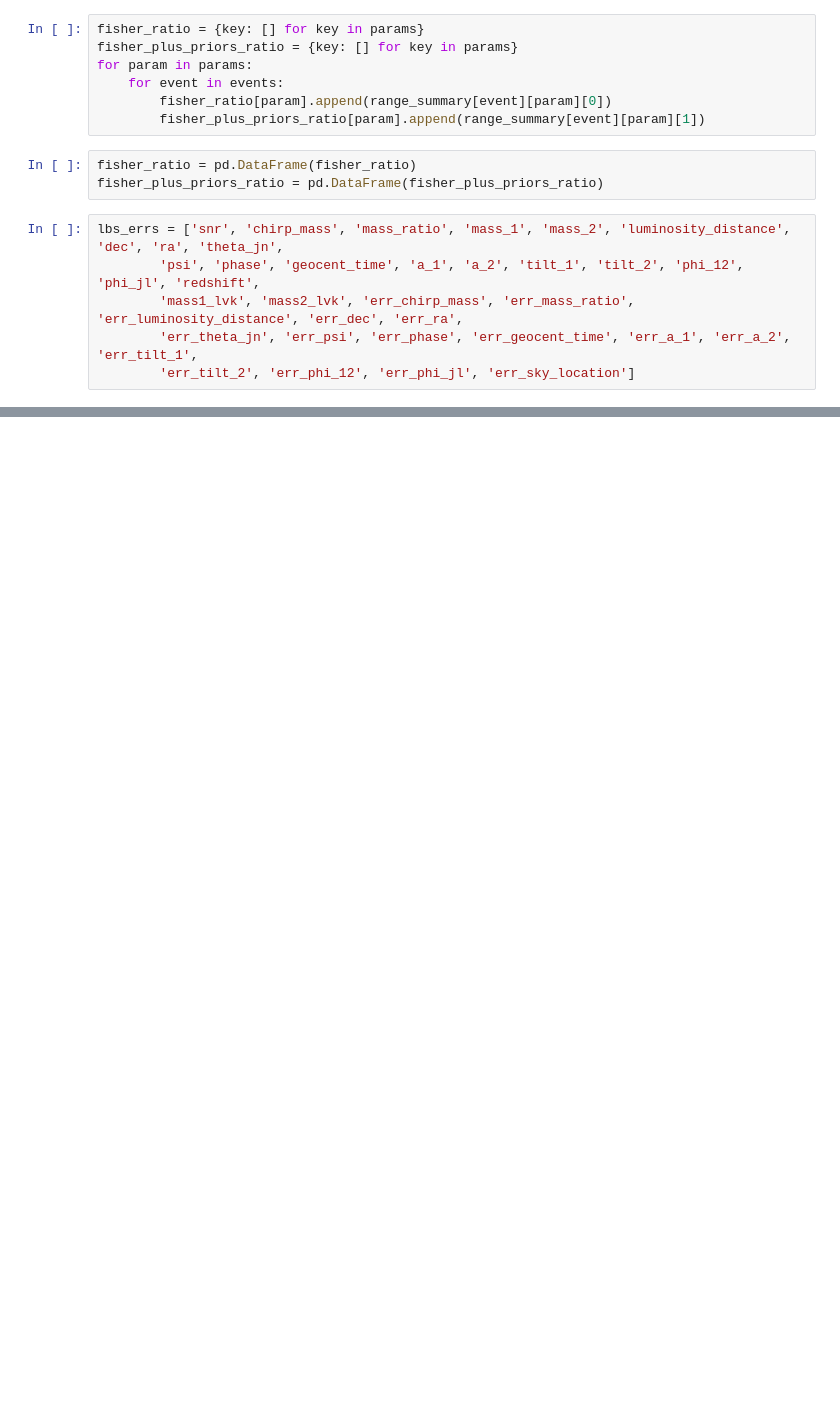
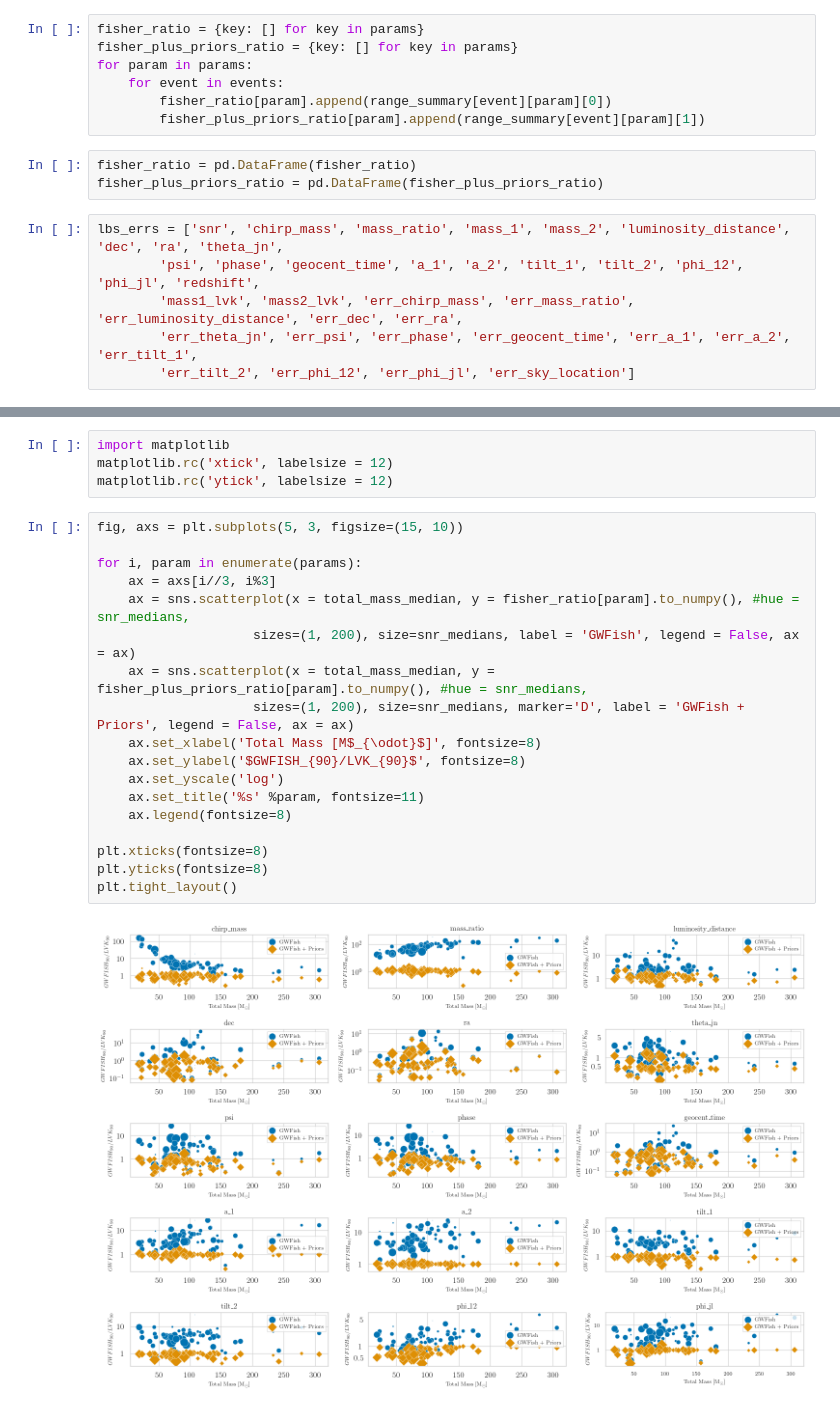
Before and after one commit to u-dupletsa/GWFish-meets-Priors, a Jupyter notebook: summary_plots.ipynb, the cells around one changed output, grey strips where cells are left out. Saved outputs shown, nothing was run; the diff lists cells and outputs as text; blank space fills up the shorter version.

```diff
--- a/summary_plots.ipynb
+++ b/summary_plots.ipynb
@@ -76,0 +87,24 @@ ValueError: x and y must be the same size
+# %%
+import matplotlib
+matplotlib.rc('xtick', labelsize = 12)
+matplotlib.rc('ytick', labelsize = 12)
+# %%
+fig, axs = plt.subplots(5, 3, figsize=(15, 10))
+
+for i, param in enumerate(params):
+    ax = axs[i//3, i%3]
+    ax = sns.scatterplot(x = total_mass_median, y = fisher_ratio[param].to_numpy(), #hue = snr_medians,
+                    sizes=(1, 200), size=snr_medians, label = 'GWFish', legend = False, ax = ax)
+    ax = sns.scatterplot(x = total_mass_median, y = fisher_plus_priors_ratio[param].to_numpy(), #hue = snr_medians,
+                    sizes=(1, 200), size=snr_medians, marker='D', label = 'GWFish + Priors', legend = False, ax = ax)
+    ax.set_xlabel('Total Mass [M$_{\odot}$]', fontsize=8)
+    ax.set_ylabel('$GWFISH_{90}/LVK_{90}$', fontsize=8)
+    ax.set_yscale('log')
+    ax.set_title('%s' %param, fontsize=11)
+    ax.legend(fontsize=8)
+
+plt.xticks(fontsize=8)
+plt.yticks(fontsize=8)
+plt.tight_layout()
+# %% [output]
+[figure, added]
```
Also changed, not shown: parts of 3 cells of this notebook.
